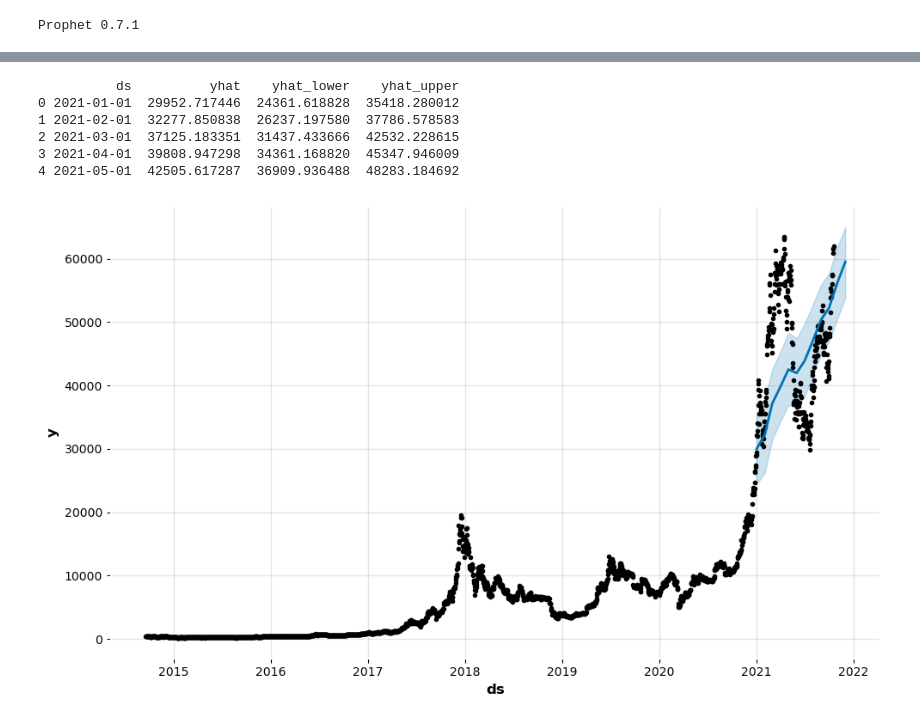
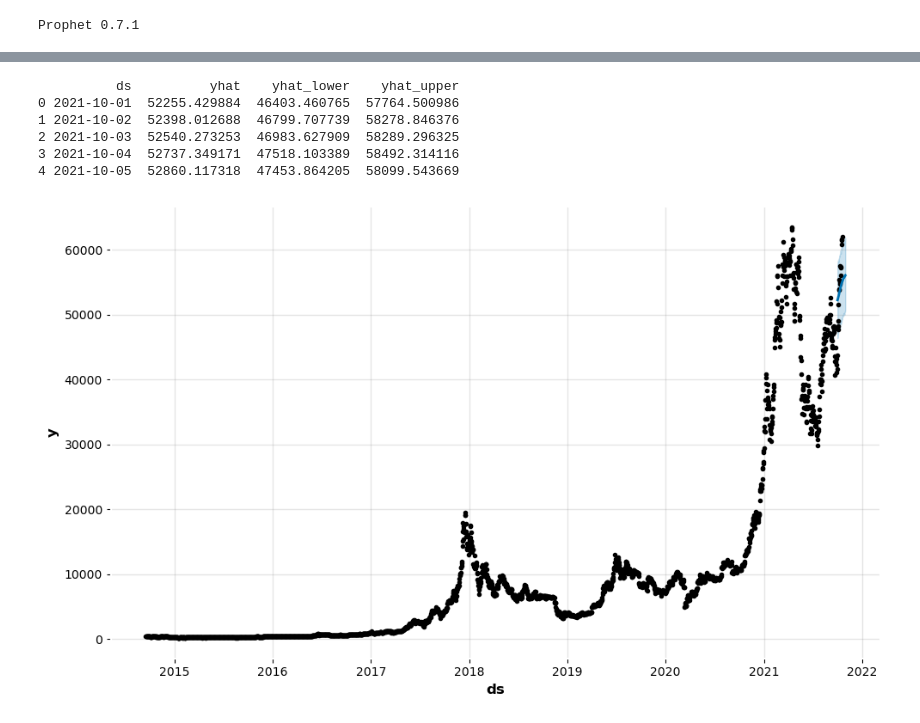
Before and after one commit to General2096/Sprinboard, a Jupyter notebook: Capstone Project/Pre-processing & Training Data Development Bitcoin.ipynb, the cells around one changed output, grey strips where cells are left out. Saved outputs shown, nothing was run; the diff lists cells and outputs as text; code cells hidden in the pictures.

```diff
--- a/Capstone Project/Pre-processing & Training Data Development Bitcoin.ipynb
+++ b/Capstone Project/Pre-processing & Training Data Development Bitcoin.ipynb
@@ -305,28 +337,28 @@ model.fit(bc_date_adjclose)
 # %%
 # define the period for which we want a prediction
 #prediction over last 12 months
 future = list()
-for i in range(1, 13):
-	date = '2021-%02d' % i
+for i in range(1, 31):
+	date = '2021-10-%02d' % i
 	future.append([date])
 future = pd.DataFrame(future)
 future.columns = ['ds']
 future['ds']= to_datetime(future['ds'])
 # use the model to make a forecast
 forecast = model.predict(future)
 # summarize the forecast
 print(forecast[['ds', 'yhat', 'yhat_lower', 'yhat_upper']].head())
 # plot forecast
 model.plot(forecast)
 plt.show()
 # %% [output]
           ds          yhat    yhat_lower    yhat_upper
-0 2021-01-01  29952.717446  24361.618828  35418.280012
-1 2021-02-01  32277.850838  26237.197580  37786.578583
-2 2021-03-01  37125.183351  31437.433666  42532.228615
-3 2021-04-01  39808.947298  34361.168820  45347.946009
-4 2021-05-01  42505.617287  36909.936488  48283.184692
+0 2021-10-01  52255.429884  46403.460765  57764.500986
+1 2021-10-02  52398.012688  46799.707739  58278.846376
+2 2021-10-03  52540.273253  46983.627909  58289.296325
+3 2021-10-04  52737.349171  47518.103389  58492.314116
+4 2021-10-05  52860.117318  47453.864205  58099.543669
-[figure, old version]
+[figure, new version]
 # %%
 from sklearn.metrics import mean_absolute_error
 # %%
```
Also changed, not shown: parts of 18 cells of this notebook.
